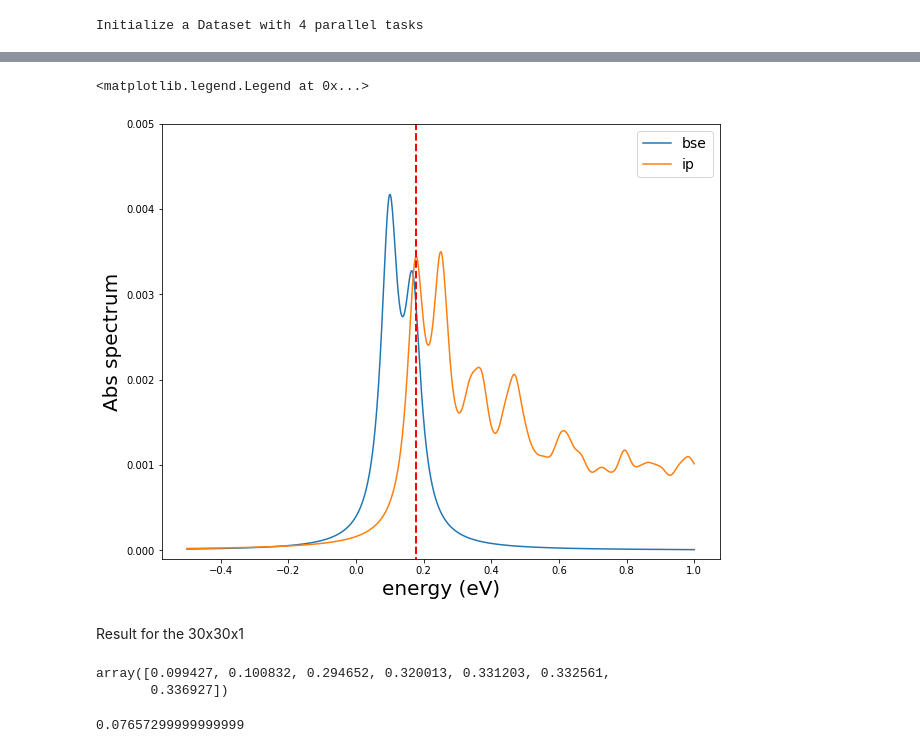
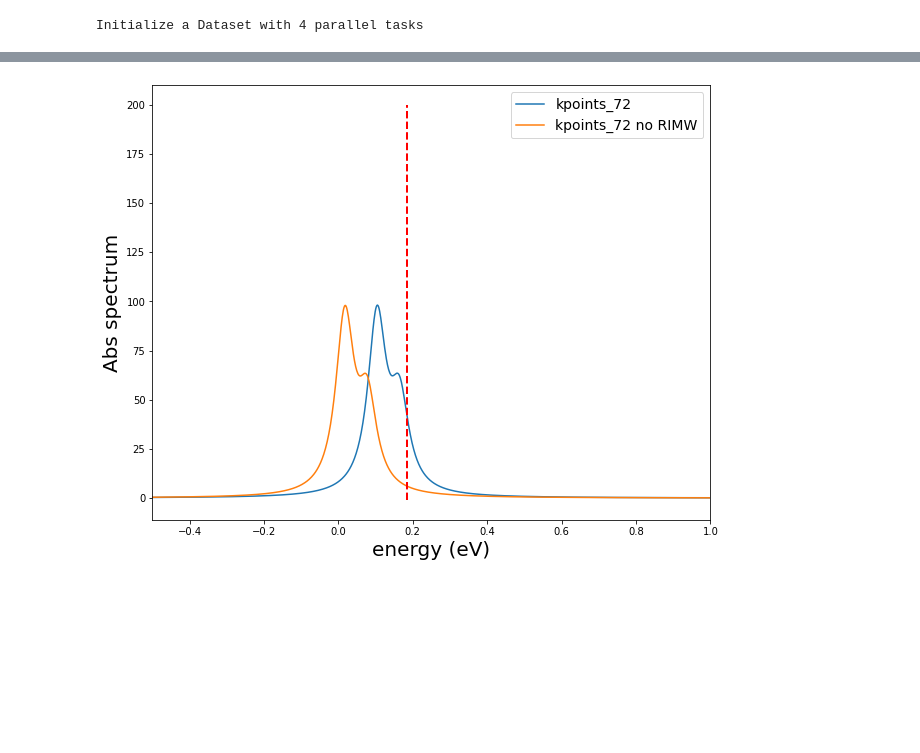
Before and after one commit to marcodalessandro76/Stanene, a Jupyter notebook: BSE_Analysis-ONCV.ipynb, the cells around one changed output, grey strips where cells are left out. Cells and saved outputs as stored; diff of their text form; code cells hidden in the pictures; blank space fills up the shorter version.

```diff
--- a/BSE_Analysis-ONCV.ipynb
+++ b/BSE_Analysis-ONCV.ipynb
@@ -450,2 +460,0 @@ study.runs[2]
-# %%
-results = study.run(selection=[0])
@@ -527,6 +460,0 @@ GW gap
-# %%
-dft_gap = 0.077
-gw_gap = 0.176 #
-scissor = gw_gap-dft_gap # eV
-print('scissor',scissor)
-kpoints = [18,42,60]
@@ -627,31 +512,21 @@ bind_eng
 # %%
 fig, ax = plt.subplots(figsize=(10, 8))
 
-data = results[0].data['eps_q1_slepc_bse']
+data = results[3].data['alpha_q1_slepc_bse']
 energy = data['energy']
-eps_im = data['eps_imag']
-eps_o_im = data['eps_o_imag']
-ax.plot(energy,eps_im,label='bse')
-ax.plot(energy,eps_o_im,label='ip')
-ax.vlines(gw_gap,-1,10,linestyles='--',color='red',linewidth=2)
-#ax.set_xlim(1.5,4)
-ax.set_ylim(-1e-4,5e-3)
+alpha_im = data['alpha_imag']
+
+data = results[7].data['alpha_q1_slepc_bse']
+energy = data['energy']
+alpha_im_norimw = data['alpha_imag']
+
+ax.plot(energy,alpha_im,label='kpoints_72')
+ax.plot(energy,alpha_im_norimw,label='kpoints_72 no RIMW')
+ax.vlines(gw_gap,-1,200,linestyles='--',color='red',linewidth=2)
+ax.set_xlim(-0.5,1)
 ax.set_ylabel('Abs spectrum',size=20)
 ax.set_xlabel('energy (eV)',size=20)
 ax.legend(fontsize=14)
+plt.show()
 # %% [output]
-<matplotlib.legend.Legend at 0x...>
-[figure, old version]
+[figure, new version]
-# %% [markdown]
-Result for the 30x30x1
-# %%
-exc_eng = results[0].data['Esort_q1_slepc_bse']['energy']
-exc_eng
-# %% [output]
-array([0.099427, 0.100832, 0.294652, 0.320013, 0.331203, 0.332561,
-       0.336927])
-# %%
-bind_eng = gw_gap-exc_eng[0]
-bind_eng
-# %% [output]
-0.07657299999999999
```
Also changed, not shown: parts of 34 cells of this notebook.
